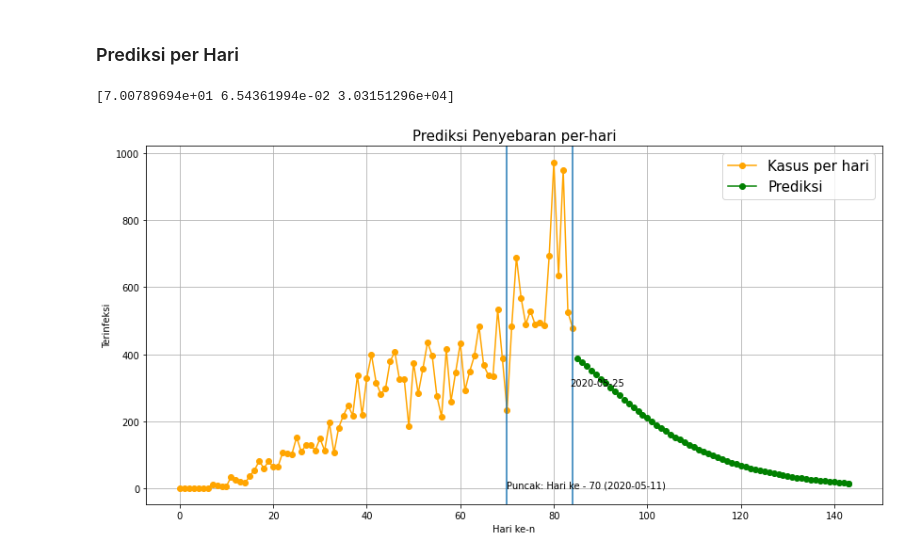
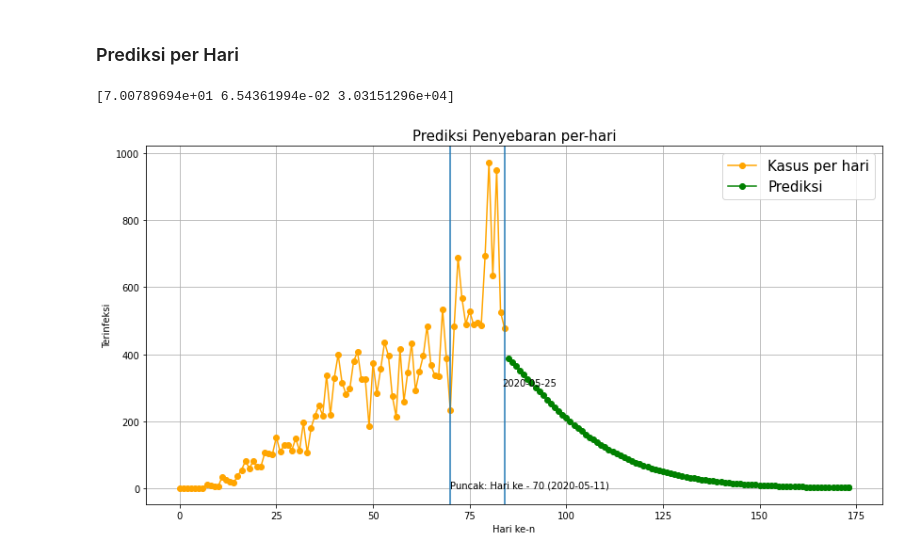
Before and after one commit to Vidi005/COVID-19-Prediciton-Indonesia, a Jupyter notebook: COVID_19_Prediciton_Indonesia.ipynb, the cells around one changed output. Drawn from its saved outputs; the diff is of its cells as text; code cells hidden in the pictures.

```diff
--- a/COVID_19_Prediciton_Indonesia.ipynb
+++ b/COVID_19_Prediciton_Indonesia.ipynb
@@ -101,7 +104,7 @@ def plot_predict(case, future_days):
     y_m = f_sigmoid(x_m, *popt_sig)
 
     print("Prediksi:")
-    for i in range(1,60):
+    for i in range(1,90):
         pday = datetime.strftime(datetime.strptime(graph["Tanggal"][inception], "%Y-%m-%d")+timedelta(days=len(y)+i-1), "%Y-%m-%d")
         print("%s: %d" % (pday, y_m[len(y)+i-1]))
         plt.plot(x[-1]+i, y_m[len(y)+i-1], marker="o", c="g")
@@ -176,7 +179,7 @@ def plot_predict(case, future_days):
     x_m = np.arange(len(y)+future_days)
     y_m = f_sigmoid(x_m, *popt_sig)
 
-    for i in range(1,60):
+    for i in range(1,90):
         pday = datetime.strftime(datetime.strptime(graph_day["Tanggal"][day], "%Y-%m-%d")+timedelta(days=len(y)+i-1), "%Y-%m-%d")
         plt.plot(x[-1]+i, (y_m[len(y)+i])-(y_m[len(y)+i-1]), marker="o", c="g")
 
@@ -194,7 +197,7 @@ def plot_predict(case, future_days):
     plt.grid(zorder=0)
     plt.show
 # %%
-plot_predict("Jumlah Kasus", 60)
+plot_predict("Jumlah Kasus", 90)
 # %% [output]
 [7.00789694e+01 6.54361994e-02 3.03151296e+04]
-[figure, old version]
+[figure, new version]
```
Also changed, not shown: parts of 3 cells of this notebook.
